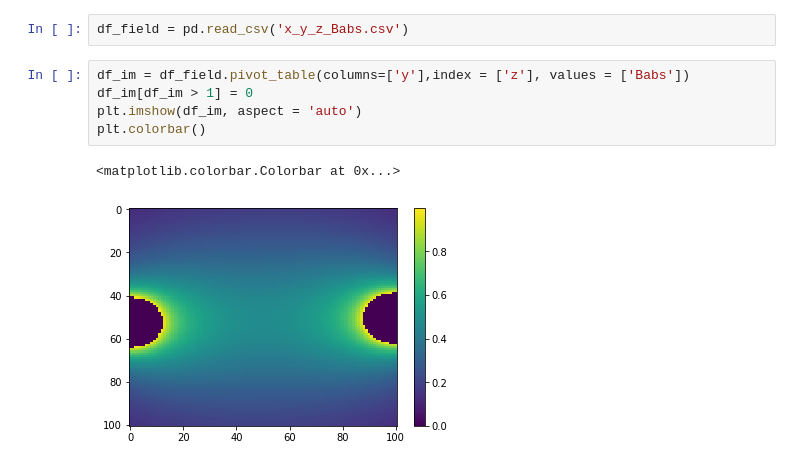
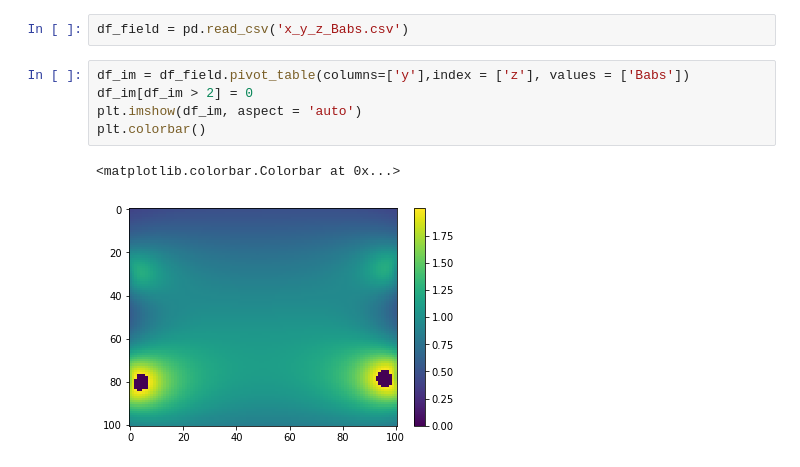
Before and after one commit to julianyulu/WireMag, a Jupyter notebook: plotTest.ipynb, the cells around one changed output. Cells and saved outputs as stored; diff of their text form.

```diff
--- a/plotTest.ipynb
+++ b/plotTest.ipynb
@@ -24,9 +26,9 @@ ax.scatter(df_mesh.iloc[:,0], df_mesh.iloc[:,1], df_mesh.iloc[:,2])
 df_field = pd.read_csv('x_y_z_Babs.csv')
 # %%
 df_im = df_field.pivot_table(columns=['y'],index = ['z'], values = ['Babs'])
-df_im[df_im > 1] = 0
+df_im[df_im > 2] = 0
 plt.imshow(df_im, aspect = 'auto')
 plt.colorbar()
 # %% [output]
 <matplotlib.colorbar.Colorbar at 0x...>
-[figure, old version]
+[figure, new version]
```
Also changed, not shown: parts of 3 cells of this notebook, 7 other files.
